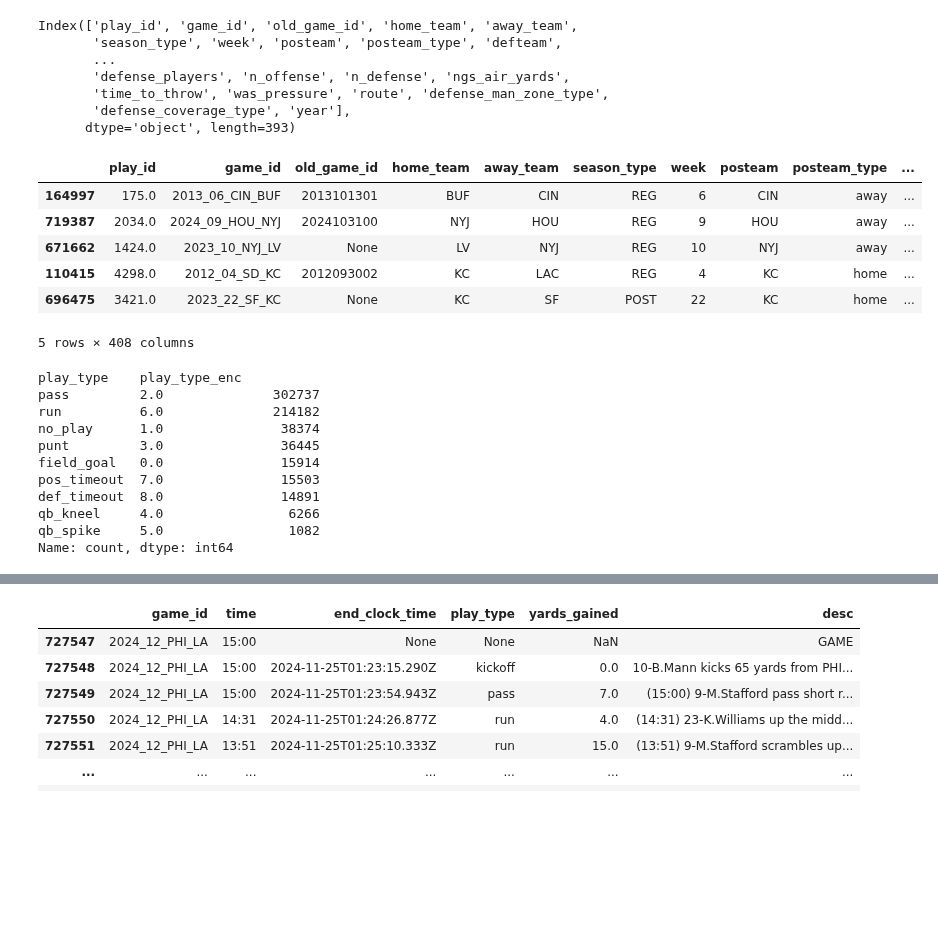
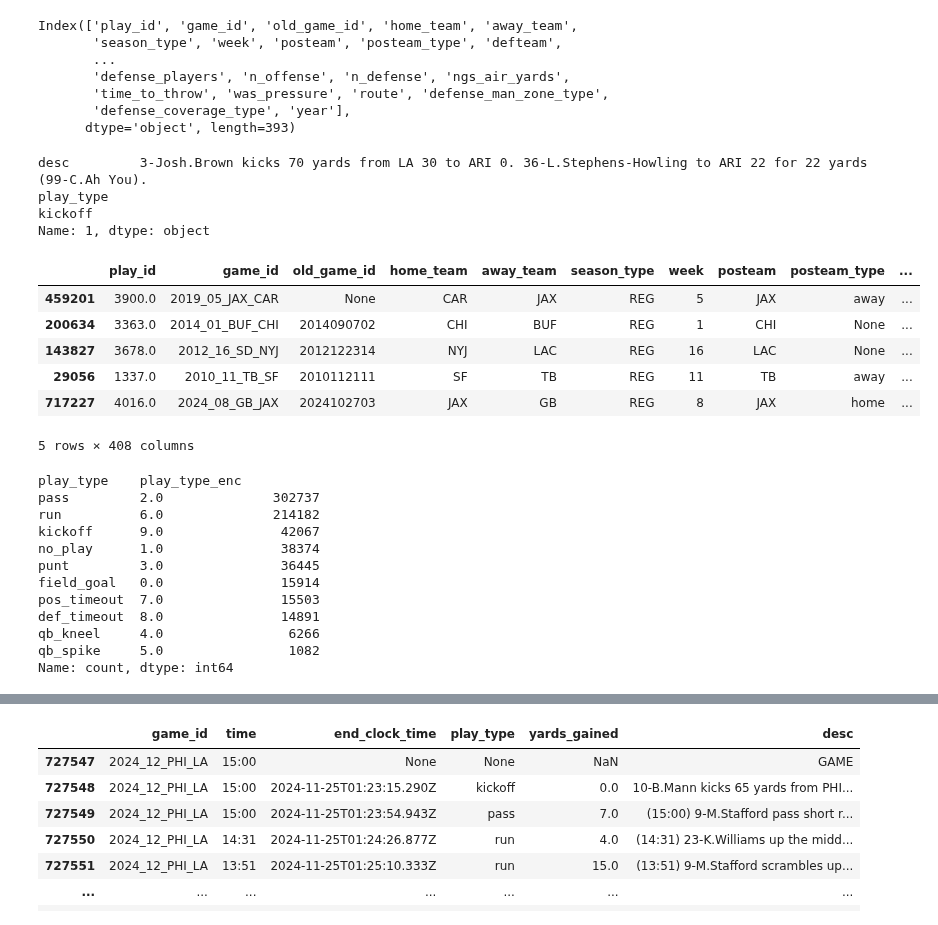
Before and after one commit to sharedw/NFL_sim, a Jupyter notebook: pass_or_run.ipynb, the cells around one changed output, grey strips where cells are left out. Saved outputs shown, nothing was run; the diff lists cells and outputs as text; code cells hidden in the pictures; blank space fills up the shorter version.

```diff
--- a/pass_or_run.ipynb
+++ b/pass_or_run.ipynb
@@ -40,6 +40,12 @@ team_stat_cols = [
 # %%
 pbp = pbp.merge(team, left_on=['posteam','season','week'], right_on=['recent_team','season','week']).drop('recent_team',axis=1)
 pbp = pbp.merge(opp, left_on=['defteam','season','week'], right_on=['opponent_team','season','week']).drop('opponent_team',axis=1)
+# %%
+pbp.iloc[1][['desc', 'play_type']]
+# %% [output]
+desc         3-Josh.Brown kicks 70 yards from LA 30 to ARI 0. 36-L.Stephens-Howling to ARI 22 for 22 yards (99-C.Ah You).
+play_type                                                                                                         kickoff
+Name: 1, dtype: object
 # %%
 pbp.loc[(pbp.timeout==1)
         & (pbp.posteam==pbp.timeout_team), 'play_type'] = 'pos_timeout'
@@ -48,24 +54,25 @@ pbp.loc[(pbp.timeout==1)
 # %%
 play_type_mapping = {
     'field_goal': 0,
     'no_play': 1,
     'pass': 2,
     'punt': 3,
     'qb_kneel': 4,
     'qb_spike': 5,
     'run': 6,
     'pos_timeout': 7,
     'def_timeout': 8,
+    'kickoff': 9,
 }
 pbp["play_type_enc"] = pbp['play_type'].map(play_type_mapping)
 pbp.sample(5)
 # %% [output]
 |  | play_id | game_id | old_game_id | home_team | away_team | season_type | week | posteam | posteam_type | ... |
-| 164997 | 175.0 | 2013_06_CIN_BUF | 2013101301 | BUF | CIN | REG | 6 | CIN | away | ... |
-| 719387 | 2034.0 | 2024_09_HOU_NYJ | 2024103100 | NYJ | HOU | REG | 9 | HOU | away | ... |
-| 671662 | 1424.0 | 2023_10_NYJ_LV | None | LV | NYJ | REG | 10 | NYJ | away | ... |
-| 110415 | 4298.0 | 2012_04_SD_KC | 2012093002 | KC | LAC | REG | 4 | KC | home | ... |
-| 696475 | 3421.0 | 2023_22_SF_KC | None | KC | SF | POST | 22 | KC | home | ... |
+| 459201 | 3900.0 | 2019_05_JAX_CAR | None | CAR | JAX | REG | 5 | JAX | away | ... |
+| 200634 | 3363.0 | 2014_01_BUF_CHI | 2014090702 | CHI | BUF | REG | 1 | CHI | None | ... |
+| 143827 | 3678.0 | 2012_16_SD_NYJ | 2012122314 | NYJ | LAC | REG | 16 | LAC | None | ... |
+| 29056 | 1337.0 | 2010_11_TB_SF | 2010112111 | SF | TB | REG | 11 | TB | away | ... |
+| 717227 | 4016.0 | 2024_08_GB_JAX | 2024102703 | JAX | GB | REG | 8 | JAX | home | ... |
 5 rows × 408 columns
 # %%
 pbp[['play_type','play_type_enc']].value_counts()
@@ -73,6 +80,7 @@ pbp[['play_type','play_type_enc']].value_counts()
 play_type    play_type_enc
 pass         2.0              302737
 run          6.0              214182
+kickoff      9.0               42067
 no_play      1.0               38374
 punt         3.0               36445
 field_goal   0.0               15914
```
Also changed, not shown: parts of 12 cells of this notebook, 1 other file.
